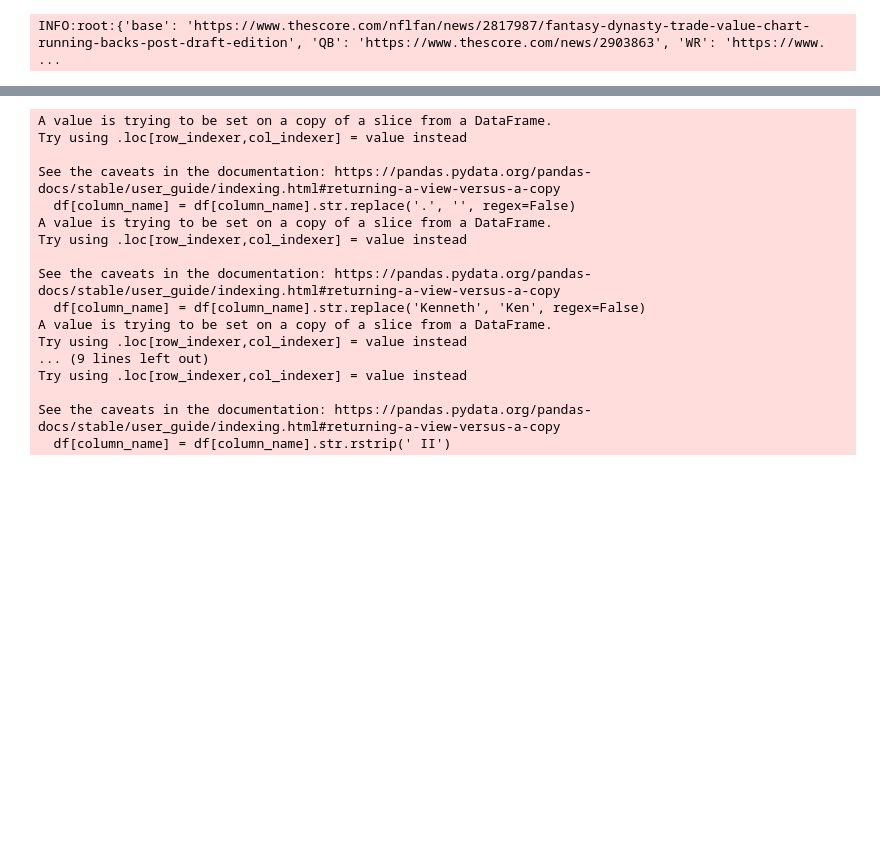
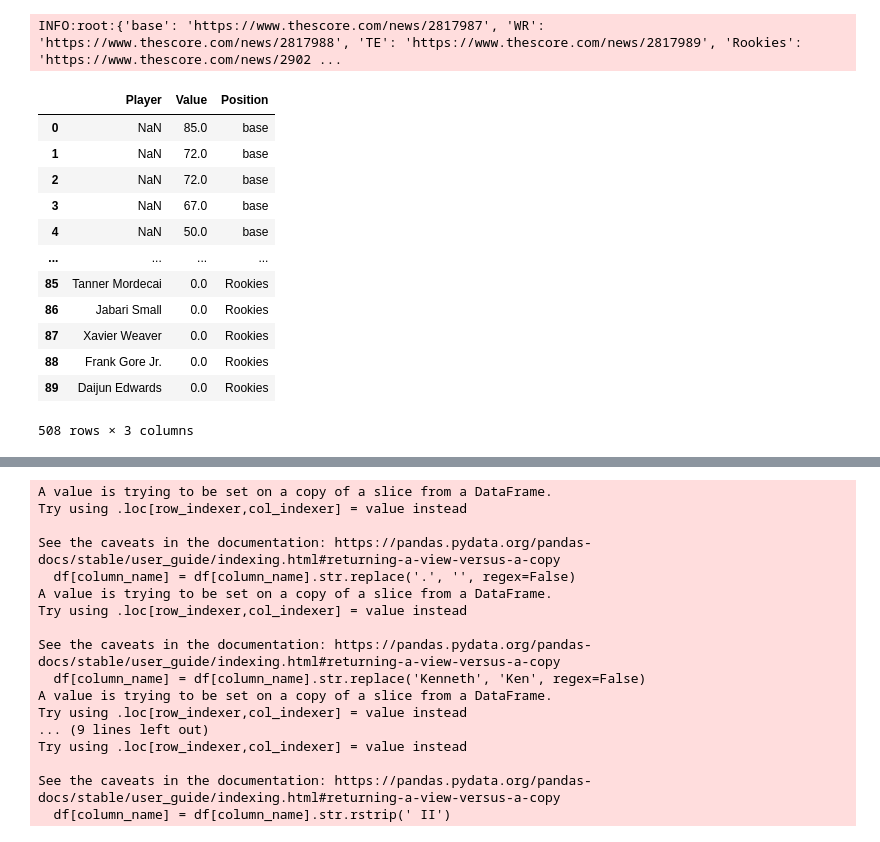
Before and after one commit to JamesYouL2/FantasyFootball, a Jupyter notebook: sleeper.ipynb, the cells around one changed output, grey strips where cells are left out. Cells and saved outputs as stored; diff of their text form; code cells hidden in the pictures; blank space fills up the shorter version.

```diff
--- a/sleeper.ipynb
+++ b/sleeper.ipynb
@@ -30,10 +30,26 @@ from tradevalue import TradeValue
 # %%
 from tradevalue import TradeValue
 
-TradeValue_Class = TradeValue("https://www.thescore.com/nflfan/news/2817987/fantasy-dynasty-trade-value-chart-running-backs-post-draft-edition",superflex=True)
+TradeValue_Class = TradeValue("https://www.thescore.com/news/2817987",superflex=True)
 TradeValue_df = TradeValue_Class.all_dfs
 # %% [output]
-INFO:root:{'base': 'https://www.thescore.com/nflfan/news/2817987/fantasy-dynasty-trade-value-chart-running-backs-post-draft-edition', 'QB': 'https://www.thescore.com/news/2903863', 'WR': 'https://www. ...
+INFO:root:{'base': 'https://www.thescore.com/news/2817987', 'WR': 'https://www.thescore.com/news/2817988', 'TE': 'https://www.thescore.com/news/2817989', 'Rookies': 'https://www.thescore.com/news/2902 ...
+# %%
+TradeValue_df
+# %% [output]
+|  | Player | Value | Position |
+| 0 | NaN | 85.0 | base |
+| 1 | NaN | 72.0 | base |
+| 2 | NaN | 72.0 | base |
+| 3 | NaN | 67.0 | base |
+| 4 | NaN | 50.0 | base |
+| ... | ... | ... | ... |
+| 85 | Tanner Mordecai | 0.0 | Rookies |
+| 86 | Jabari Small | 0.0 | Rookies |
+| 87 | Xavier Weaver | 0.0 | Rookies |
+| 88 | Frank Gore Jr. | 0.0 | Rookies |
+| 89 | Daijun Edwards | 0.0 | Rookies |
+508 rows × 3 columns
 # %%
 selected_items = ["QB", "RB", "WR", "TE", "base"]
 TradeValue_df=TradeValue_df[TradeValue_df["Position"].isin(selected_items)]
```
Also changed, not shown: parts of 3 cells of this notebook, 1 other file.
